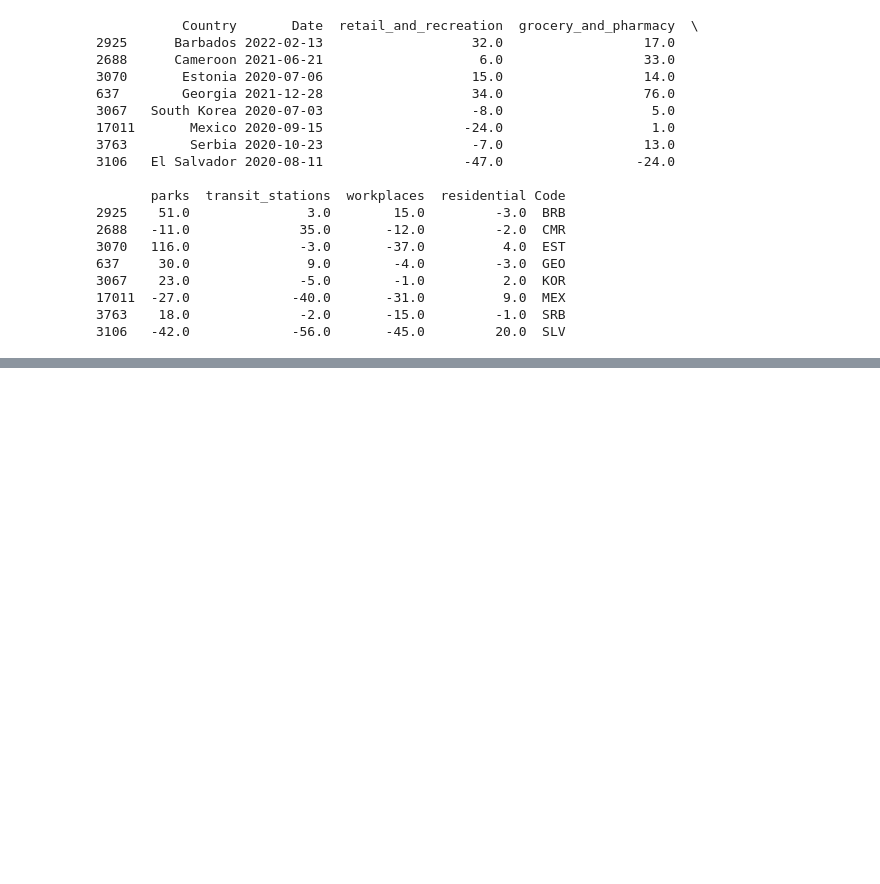
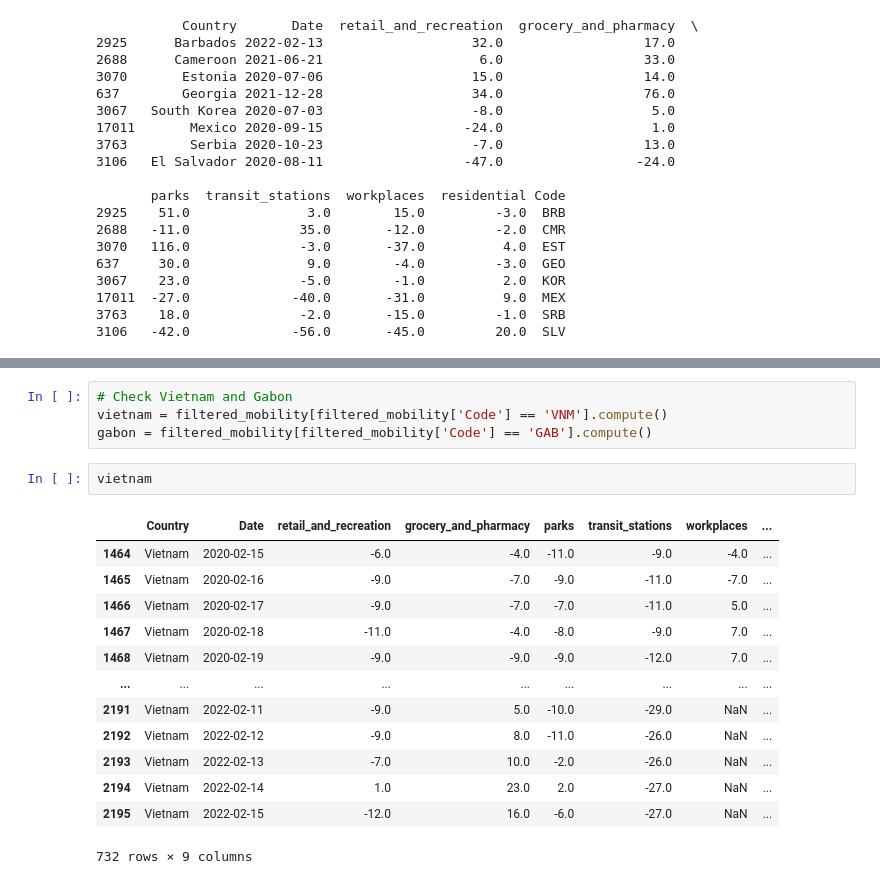
Before and after one commit to biogear13/country-factors-mobility, a Jupyter notebook: data_cleaning_and_feature_selection.ipynb, the cells around one changed output, grey strips where cells are left out. Saved outputs shown, nothing was run; the diff lists cells and outputs as text; blank space fills up the shorter version.

```diff
--- a/data_cleaning_and_feature_selection.ipynb
+++ b/data_cleaning_and_feature_selection.ipynb
@@ -859,0 +954,20 @@ print(filtered_mobility.sample(frac = 0.0001, random_state = 1).compute())
+# %%
+# Check Vietnam and Gabon
+vietnam = filtered_mobility[filtered_mobility['Code'] == 'VNM'].compute()
+gabon = filtered_mobility[filtered_mobility['Code'] == 'GAB'].compute()
+# %%
+vietnam
+# %% [output]
+|  | Country | Date | retail_and_recreation | grocery_and_pharmacy | parks | transit_stations | workplaces | ... |
+| 1464 | Vietnam | 2020-02-15 | -6.0 | -4.0 | -11.0 | -9.0 | -4.0 | ... |
+| 1465 | Vietnam | 2020-02-16 | -9.0 | -7.0 | -9.0 | -11.0 | -7.0 | ... |
+| 1466 | Vietnam | 2020-02-17 | -9.0 | -7.0 | -7.0 | -11.0 | 5.0 | ... |
+| 1467 | Vietnam | 2020-02-18 | -11.0 | -4.0 | -8.0 | -9.0 | 7.0 | ... |
+| 1468 | Vietnam | 2020-02-19 | -9.0 | -9.0 | -9.0 | -12.0 | 7.0 | ... |
+| ... | ... | ... | ... | ... | ... | ... | ... | ... |
+| 2191 | Vietnam | 2022-02-11 | -9.0 | 5.0 | -10.0 | -29.0 | NaN | ... |
+| 2192 | Vietnam | 2022-02-12 | -9.0 | 8.0 | -11.0 | -26.0 | NaN | ... |
+| 2193 | Vietnam | 2022-02-13 | -7.0 | 10.0 | -2.0 | -26.0 | NaN | ... |
+| 2194 | Vietnam | 2022-02-14 | 1.0 | 23.0 | 2.0 | -27.0 | NaN | ... |
+| 2195 | Vietnam | 2022-02-15 | -12.0 | 16.0 | -6.0 | -27.0 | NaN | ... |
+732 rows × 9 columns
```
Also changed, not shown: parts of 14 cells of this notebook.
